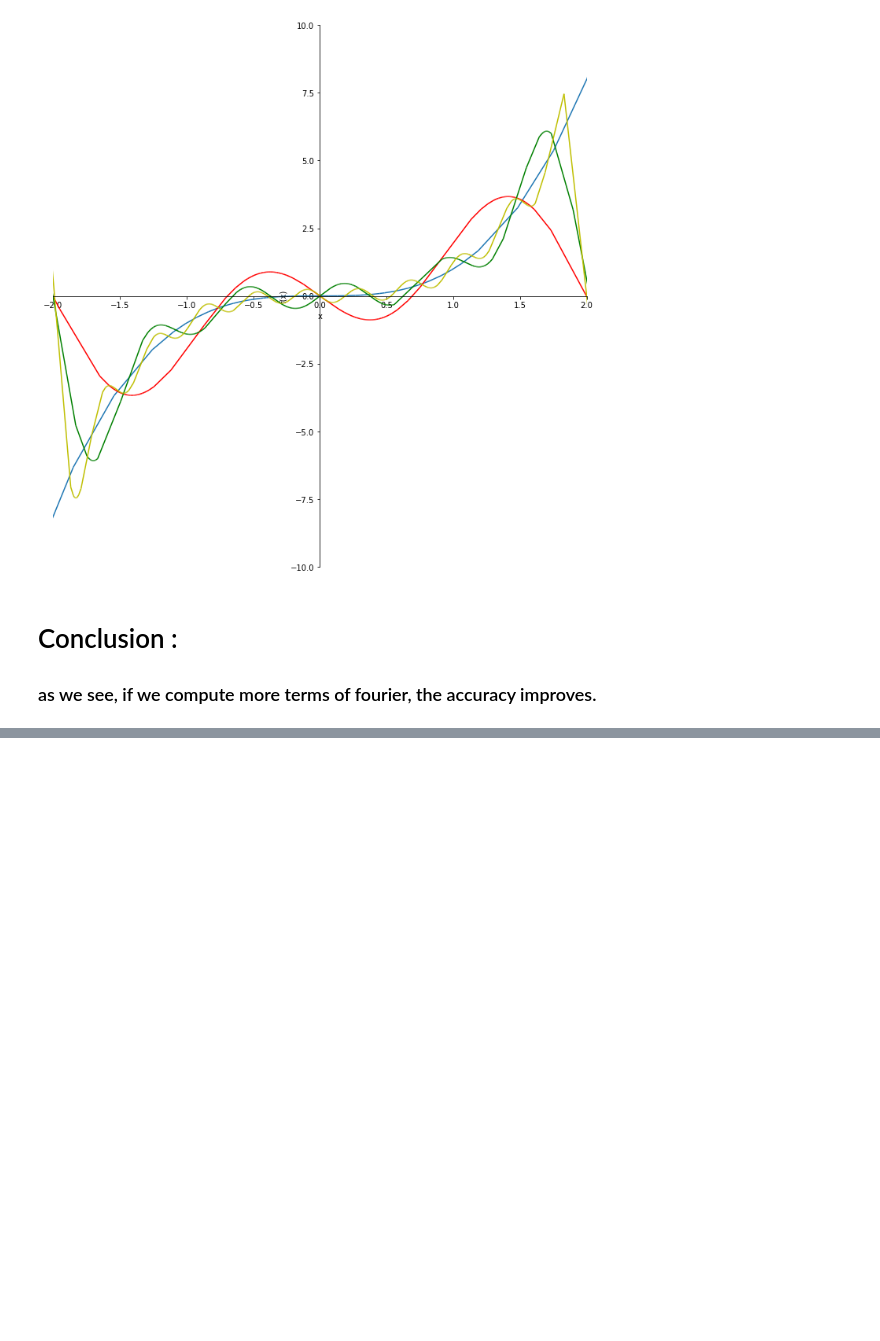
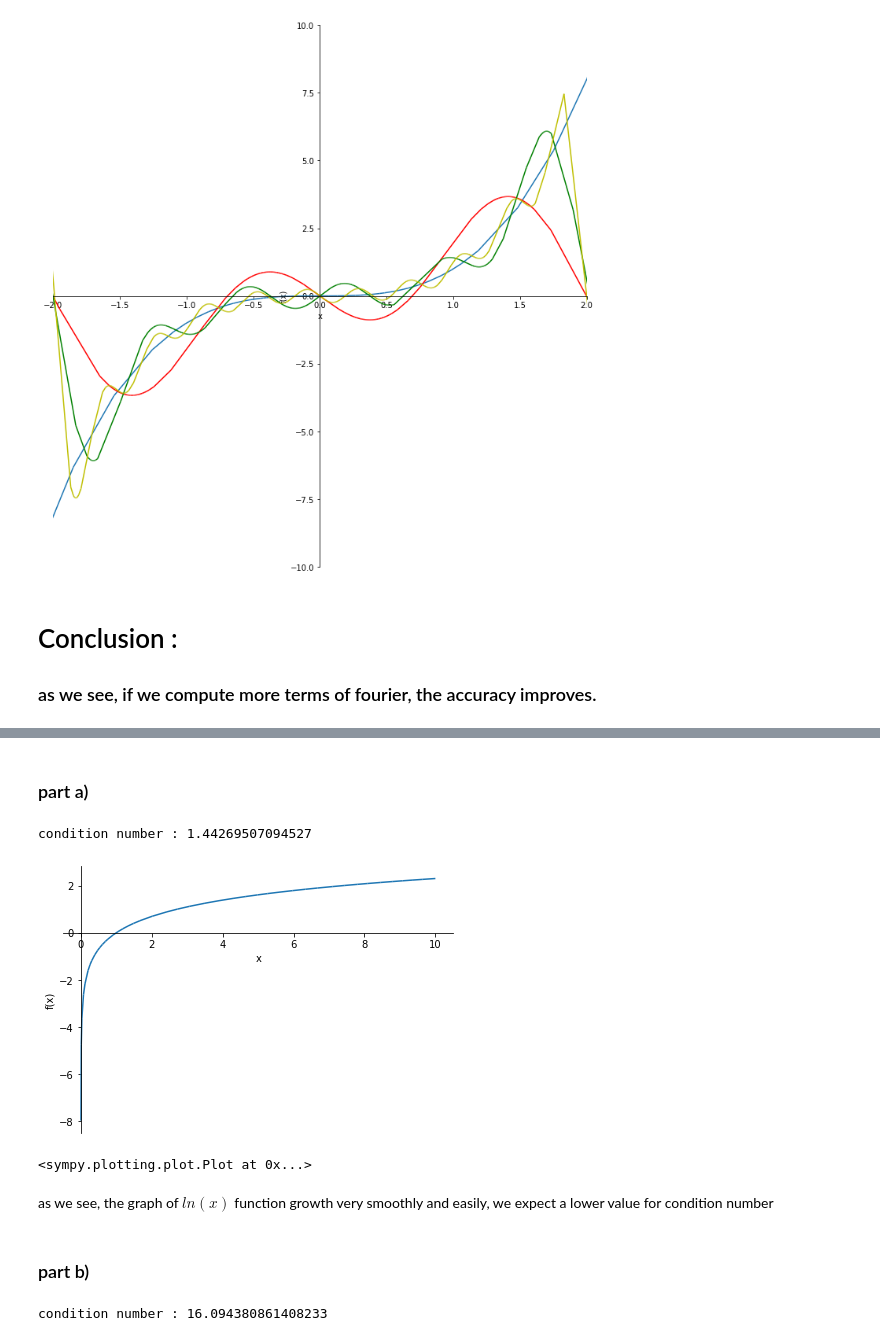
Before and after one commit to sinaapolo969/numericalAnalysis, a Jupyter notebook: numericalAnalysis.ipynb, the cells around one changed output, grey strips where cells are left out. Saved outputs shown, nothing was run; the diff lists cells and outputs as text; code cells hidden in the pictures; blank space fills up the shorter version.

Commit message:
doing condition number asignment

```diff
--- a/numericalAnalysis.ipynb
+++ b/numericalAnalysis.ipynb
@@ -457,0 +467,2 @@ plot.show()
+# %% [markdown]
+### part a)
@@ -457,0 +484,14 @@ plot.show()
+# %%
+print(f"condition number : {calculate_condition_number(function, diff, 2)}")
+# %% [output]
+condition number : 1.44269507094527
+# %%
+x = sp.symbols('x')
+sp.plot(sp.ln(x))
+# %% [output]
+[figure, added]
+<sympy.plotting.plot.Plot at 0x...>
+# %% [markdown]
+as we see, the graph of $ln(x)$ function growth very smoothly and easily, we expect a lower value for condition number
+# %% [markdown]
+### part b)
@@ -457,0 +504,4 @@ plot.show()
+# %%
+print(f"condition number : {calculate_condition_number(function, diff, 10)}")
+# %% [output]
+condition number : 16.094380861408233
```
Also changed, not shown: parts of 19 cells of this notebook.
